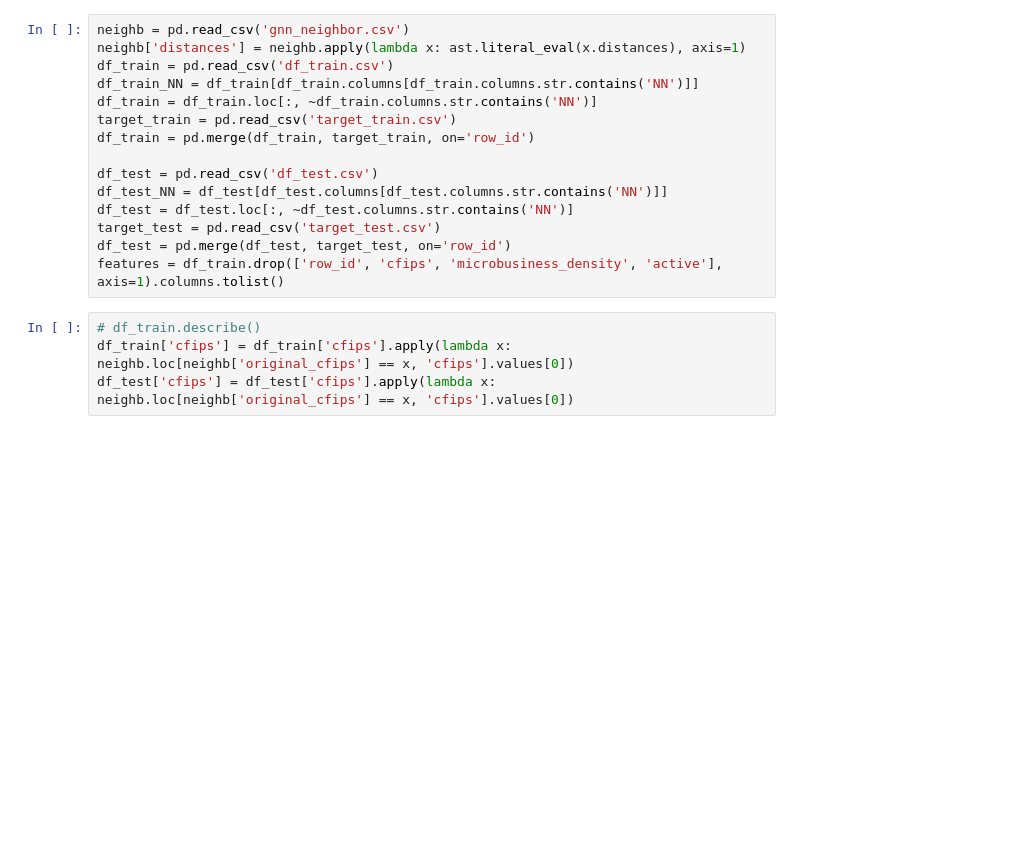
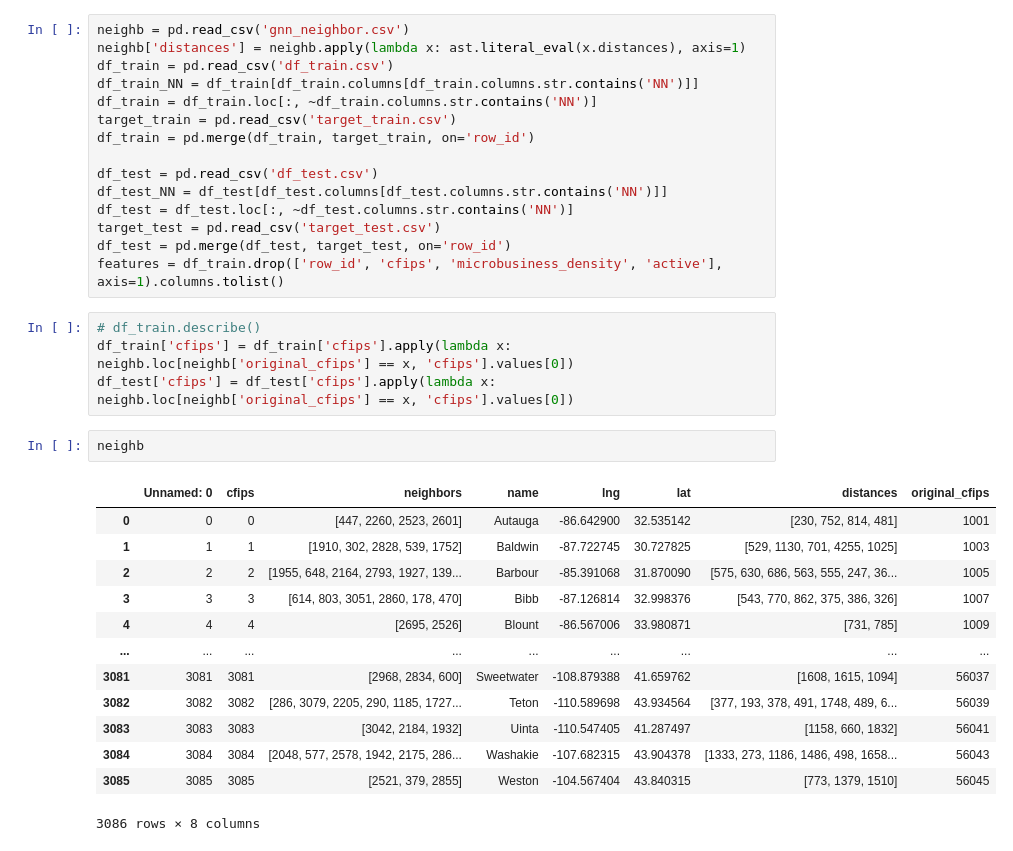
Before and after one commit to g-1f/602_proj, a Jupyter notebook: GNN.ipynb, the cells around one changed output. Saved outputs shown, nothing was run; the diff lists cells and outputs as text; blank space fills up the shorter version.

```diff
--- a/GNN.ipynb
+++ b/GNN.ipynb
@@ -46,6 +48,22 @@ features = df_train.drop(['row_id', 'cfips', 'microbusiness_density', 'active'],
 # df_train.describe()
 df_train['cfips'] = df_train['cfips'].apply(lambda x: neighb.loc[neighb['original_cfips'] == x, 'cfips'].values[0])
 df_test['cfips'] = df_test['cfips'].apply(lambda x: neighb.loc[neighb['original_cfips'] == x, 'cfips'].values[0])
+# %%
+neighb
+# %% [output]
+|  | Unnamed: 0 | cfips | neighbors | name | lng | lat | distances | original_cfips |
+| 0 | 0 | 0 | [447, 2260, 2523, 2601] | Autauga | -86.642900 | 32.535142 | [230, 752, 814, 481] | 1001 |
+| 1 | 1 | 1 | [1910, 302, 2828, 539, 1752] | Baldwin | -87.722745 | 30.727825 | [529, 1130, 701, 4255, 1025] | 1003 |
+| 2 | 2 | 2 | [1955, 648, 2164, 2793, 1927, 139... | Barbour | -85.391068 | 31.870090 | [575, 630, 686, 563, 555, 247, 36... | 1005 |
+| 3 | 3 | 3 | [614, 803, 3051, 2860, 178, 470] | Bibb | -87.126814 | 32.998376 | [543, 770, 862, 375, 386, 326] | 1007 |
+| 4 | 4 | 4 | [2695, 2526] | Blount | -86.567006 | 33.980871 | [731, 785] | 1009 |
+| ... | ... | ... | ... | ... | ... | ... | ... | ... |
+| 3081 | 3081 | 3081 | [2968, 2834, 600] | Sweetwater | -108.879388 | 41.659762 | [1608, 1615, 1094] | 56037 |
+| 3082 | 3082 | 3082 | [286, 3079, 2205, 290, 1185, 1727... | Teton | -110.589698 | 43.934564 | [377, 193, 378, 491, 1748, 489, 6... | 56039 |
+| 3083 | 3083 | 3083 | [3042, 2184, 1932] | Uinta | -110.547405 | 41.287497 | [1158, 660, 1832] | 56041 |
+| 3084 | 3084 | 3084 | [2048, 577, 2578, 1942, 2175, 286... | Washakie | -107.682315 | 43.904378 | [1333, 273, 1186, 1486, 498, 1658... | 56043 |
+| 3085 | 3085 | 3085 | [2521, 379, 2855] | Weston | -104.567404 | 43.840315 | [773, 1379, 1510] | 56045 |
+3086 rows × 8 columns
 # %%
 class GraphDataset(DGLDataset):
     def __init__(self, edges, properties, features, train=True):
```
Also changed, not shown: parts of 10 cells of this notebook, 8 other files.
